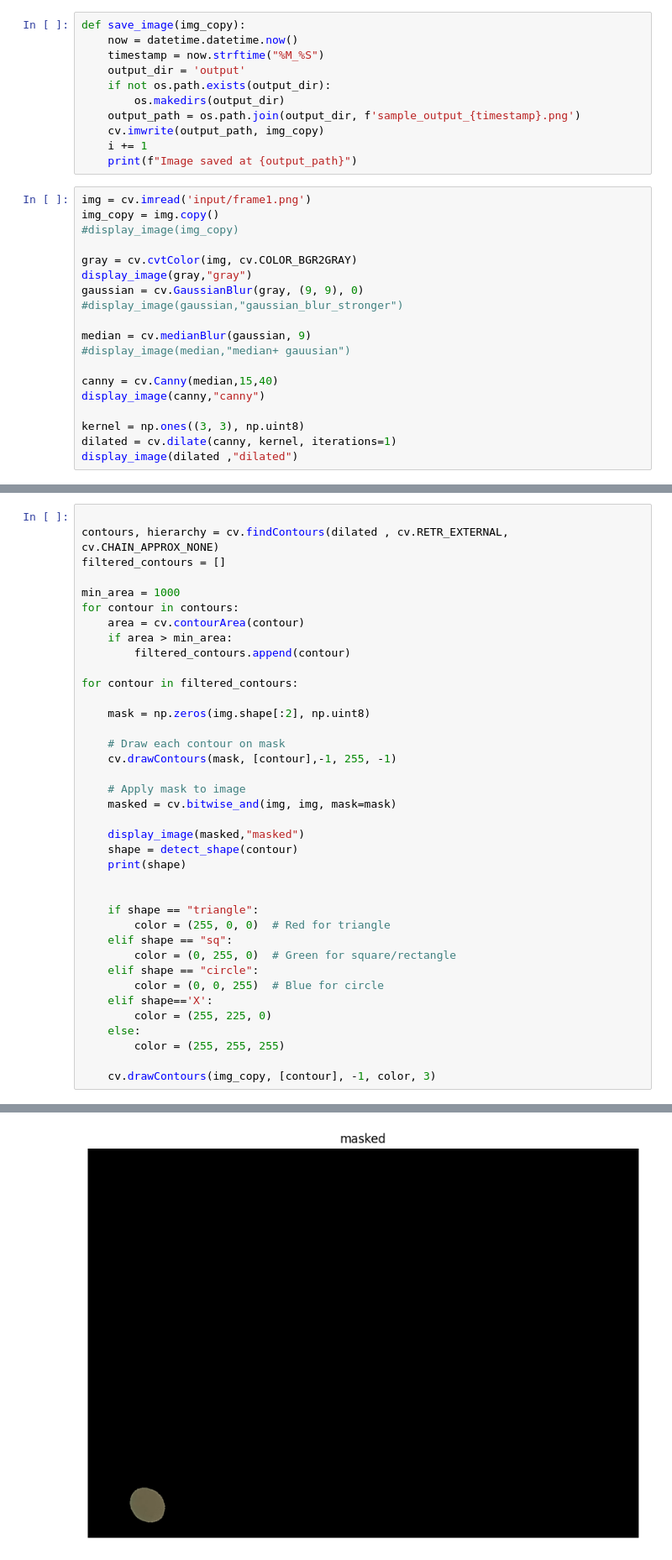
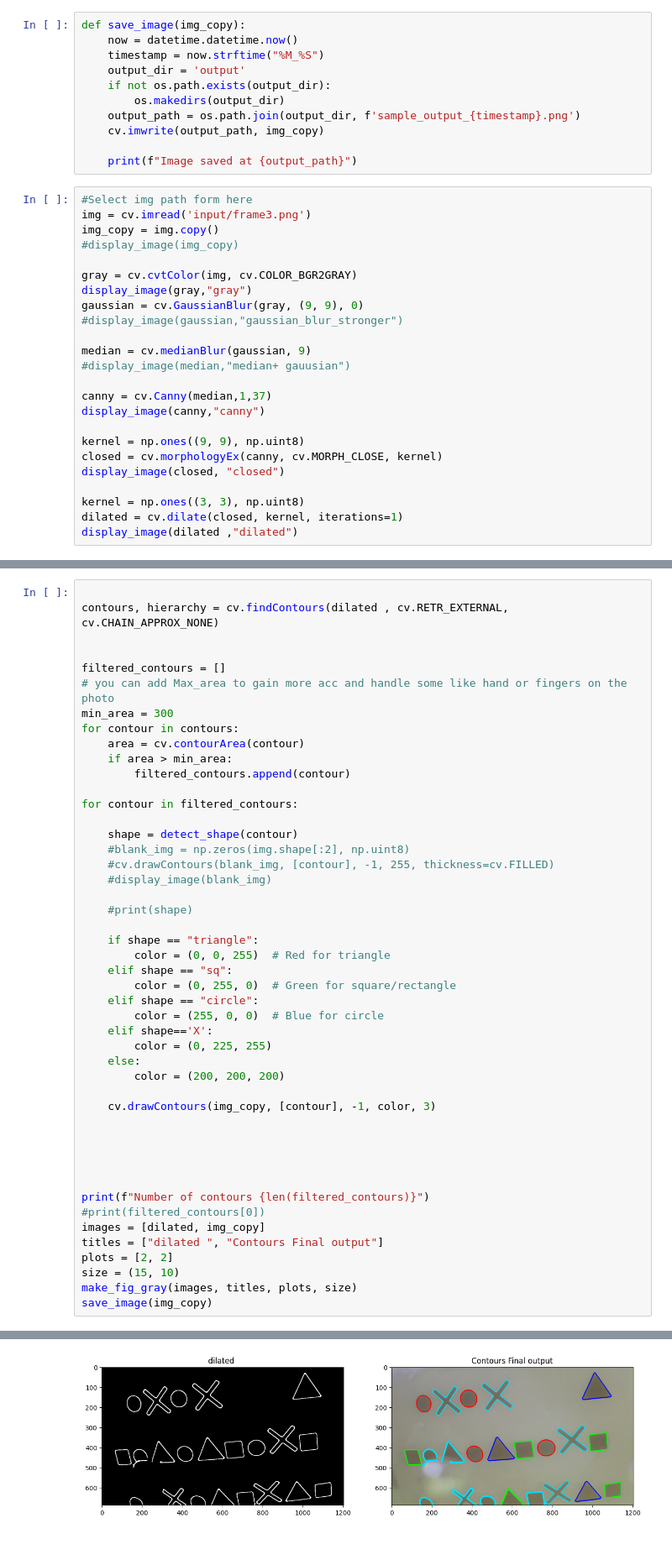
Before and after one commit to Abdo-Anwar/Torp-img3, a Jupyter notebook: Task3/Task3.ipynb, the cells around one changed output, grey strips where cells are left out. Shown at 84% size. Cells and saved outputs as stored; diff of their text form.

```diff
--- a/Task3/Task3.ipynb
+++ b/Task3/Task3.ipynb
@@ -86,10 +86,11 @@ def save_image(img_copy):
         os.makedirs(output_dir)
     output_path = os.path.join(output_dir, f'sample_output_{timestamp}.png')
     cv.imwrite(output_path, img_copy)
-    i += 1
+
     print(f"Image saved at {output_path}")
 # %%
-img = cv.imread('input/frame1.png')
+#Select img path form here
+img = cv.imread('input/frame3.png')
 img_copy = img.copy()
 #display_image(img_copy)
 
@@ -101,10 +102,14 @@ gaussian = cv.GaussianBlur(gray, (9, 9), 0)
 median = cv.medianBlur(gaussian, 9)
 #display_image(median,"median+ gauusian")
 
-canny = cv.Canny(median,15,40)
+canny = cv.Canny(median,1,37)
 display_image(canny,"canny")
 
+kernel = np.ones((9, 9), np.uint8)
+closed = cv.morphologyEx(canny, cv.MORPH_CLOSE, kernel)
+display_image(closed, "closed")
+
 kernel = np.ones((3, 3), np.uint8)
-dilated = cv.dilate(canny, kernel, iterations=1)
+dilated = cv.dilate(closed, kernel, iterations=1)
 display_image(dilated ,"dilated")
 # %% [output]
@@ -114,9 +120,11 @@ display_image(dilated ,"dilated")
 # %%
 
 contours, hierarchy = cv.findContours(dilated , cv.RETR_EXTERNAL, cv.CHAIN_APPROX_NONE)
+
+
 filtered_contours = []
-
-min_area = 1000
+# you can add Max_area to gain more acc and handle some like hand or fingers on the photo
+min_area = 300
 for contour in contours:
     area = cv.contourArea(contour)
     if area > min_area:
@@ -124,29 +132,36 @@ for contour in contours:
 
 for contour in filtered_contours:
 
-    mask = np.zeros(img.shape[:2], np.uint8)
+    shape = detect_shape(contour)
+    #blank_img = np.zeros(img.shape[:2], np.uint8)
+    #cv.drawContours(blank_img, [contour], -1, 255, thickness=cv.FILLED)
+    #display_image(blank_img)
 
-    # Draw each contour on mask
-    cv.drawContours(mask, [contour],-1, 255, -1)
-
-    # Apply mask to image
-    masked = cv.bitwise_and(img, img, mask=mask)
-
-    display_image(masked,"masked")
-    shape = detect_shape(contour)
-    print(shape)
-
+    #print(shape)
 
     if shape == "triangle":
-        color = (255, 0, 0)  # Red for triangle
+        color = (0, 0, 255)  # Red for triangle
     elif shape == "sq":
         color = (0, 255, 0)  # Green for square/rectangle
     elif shape == "circle":
-        color = (0, 0, 255)  # Blue for circle
+        color = (255, 0, 0)  # Blue for circle
     elif shape=='X':
-        color = (255, 225, 0)
+        color = (0, 225, 255)
     else:
-        color = (255, 255, 255)
+        color = (200, 200, 200)
 
     cv.drawContours(img_copy, [contour], -1, color, 3)
+
+
+
+
+
+print(f"Number of contours {len(filtered_contours)}")
+#print(filtered_contours[0])
+images = [dilated, img_copy]
+titles = ["dilated ", "Contours Final output"]
+plots = [2, 2]
+size = (15, 10)
+make_fig_gray(images, titles, plots, size)
+save_image(img_copy)
 # %% [output]
@@ -153 +170 @@ for contour in filtered_contours:
-[figure, old version]
+[figure, new version]
```
Also changed, not shown: parts of 3 cells of this notebook, 9 other files.
